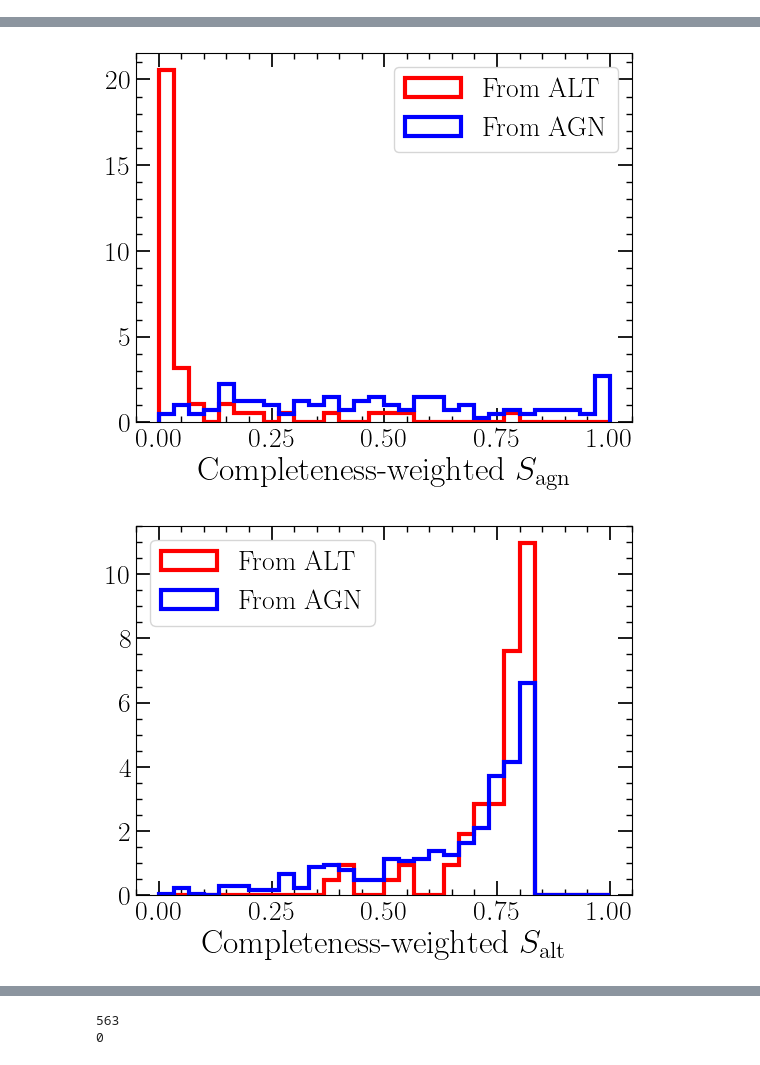
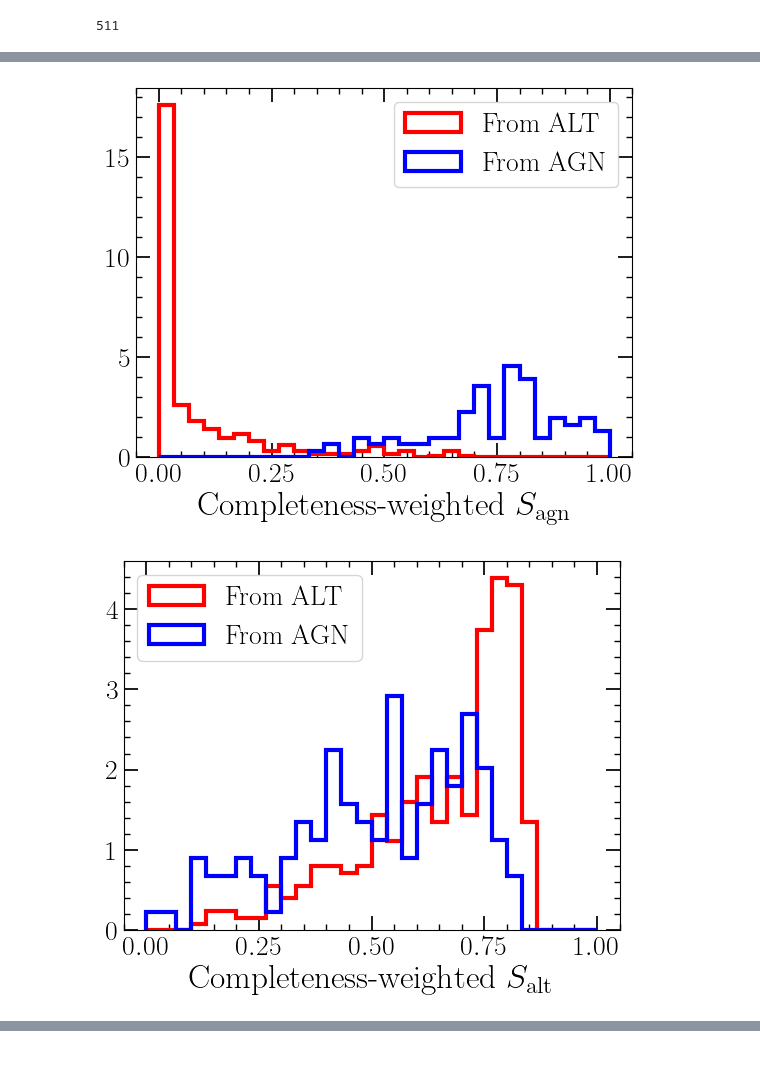
Before and after one commit to LucasPouw/darksirenpop, a Jupyter notebook: checkresults.ipynb, the cells around one changed output, grey strips where cells are left out. Drawn from its saved outputs; the diff is of its cells as text; code cells hidden in the pictures.

```diff
--- a/checkresults.ipynb
+++ b/checkresults.ipynb
@@ -19,7 +19,7 @@ def get_colors(origin_dict):
 # %%
 origin_dict = {}
 
-json_path = '/net/vdesk/data2/pouw/MRP/mockdata_analysis/darksirenpop/jsons/lumdistsig0.01_from_1k_small_zero_zerr_catalog.json'  # '/net/vdesk/data2/pouw/MRP/mockdata_analysis/darksirenpop/jsons/posterior_samples_mock_v7.json'
+json_path = '/net/vdesk/data2/pouw/MRP/mockdata_analysis/darksirenpop/jsons/dl_20percent_dz_00percent_nagn_1e3.json'  # '/net/vdesk/data2/pouw/MRP/mockdata_analysis/darksirenpop/jsons/posterior_samples_mock_v7.json'
 with open(json_path) as f:
     posterior_samples_dictionary = json.load(f)
 
@@ -27,20 +27,27 @@ for key, filename in posterior_samples_dictionary.items():
     with h5py.File(filename, 'r') as f:
         origin_dict[key] = f['mock']['truths']['from_agn'][()].astype(bool)
 # %%
-fname = 'zero_error_correct_1percent_12288pix'
+fname = 'dl_20percent_dz_00percent_nagn_1e3'
 
 cw_pagn = np.load(f'cweighted_pagn_sky_{fname}.npy')
 palt = np.load(f'palt_sky_{fname}.npy')
 cw_palt = np.load(f'cweighted_palt_sky_{fname}.npy')
-origins = np.array([val for val in origin_dict.values()])
+agn_events = np.array([val for val in origin_dict.values()])
+alt_events = ~agn_events
 colors = get_colors(origin_dict)
 
-remove_outlier = cw_pagn > 1e-24
-cw_pagn = cw_pagn[remove_outlier]
-palt = palt[remove_outlier]
-cw_palt = cw_palt[remove_outlier]
-origins = origins[remove_outlier]
-colors = colors[remove_outlier]
+selection = np.logical_or((cw_pagn > cw_palt) & agn_events, (cw_pagn < cw_palt) & alt_events) & (cw_pagn > 1e-24)
+print(np.sum(selection))
+
+# selection = cw_pagn > 1e-24
+cw_pagn = cw_pagn[selection]
+palt = palt[selection]
+cw_palt = cw_palt[selection]
+agn_events = agn_events[selection]
+alt_events = ~agn_events
+colors = colors[selection]
+# %% [output]
+511
 # %%
 xmin = 0  # min(np.min(pagn), np.min(palt))
 xmax = 1 # max(np.max(cw_pagn), np.max(cw_palt))
@@ -58,29 +65,28 @@ plt.show()
 
 edges = np.linspace(xmin, xmax, 31)
 plt.figure()
-plt.hist(cw_pagn[~origins], bins=edges, density=True, histtype='step', color='red', linewidth=3, label='From ALT')
-plt.hist(cw_pagn[origins], bins=edges, density=True, histtype='step', color='blue', linewidth=3, label='From AGN')
+plt.hist(cw_pagn[alt_events], bins=edges, density=True, histtype='step', color='red', linewidth=3, label='From ALT')
+plt.hist(cw_pagn[agn_events], bins=edges, density=True, histtype='step', color='blue', linewidth=3, label='From AGN')
 # plt.semilogx()
 plt.legend()
 plt.xlabel(r'Completeness-weighted $S_{\rm agn}$')
 plt.show()
-
 
 xmin = 0
 xmax = 1
 edges = np.linspace(xmin, xmax, 31)
 
 plt.figure()
-plt.hist(cw_palt[~origins], bins=edges, density=True, histtype='step', color='red', linewidth=3, label='From ALT')
-plt.hist(cw_palt[origins], bins=edges, density=True, histtype='step', color='blue', linewidth=3, label='From AGN')
+plt.hist(cw_palt[alt_events], bins=edges, density=True, histtype='step', color='red', linewidth=3, label='From ALT')
+plt.hist(cw_palt[agn_events], bins=edges, density=True, histtype='step', color='blue', linewidth=3, label='From AGN')
 # plt.semilogx()
 plt.legend()
 plt.xlabel(r'Completeness-weighted $S_{\rm alt}$')
 plt.show()
 
 plt.figure()
-plt.hist(palt[~origins], bins=edges, density=True, histtype='step', color='red', linewidth=3, label='From ALT')
-plt.hist(palt[origins], bins=edges, density=True, histtype='step', color='blue', linewidth=3, label='From AGN')
+plt.hist(palt[alt_events], bins=edges, density=True, histtype='step', color='red', linewidth=3, label='From ALT')
+plt.hist(palt[agn_events], bins=edges, density=True, histtype='step', color='blue', linewidth=3, label='From AGN')
 # plt.semilogx()
 plt.legend()
 plt.xlabel(r'$S_{\rm alt}$')
@@ -90,2 +96,2 @@ plt.show()
-[figure, old version]
+[figure, new version]
-[figure, old version]
+[figure, new version]
@@ -93,8 +98,0 @@ plt.show()
-# %%
-# Removing non-informative GWs
-selec = (~np.isnan(cw_pagn)) & (cw_pagn < 1000) & (cw_pagn > 1e-24)
-print(np.sum(selec))
-print(np.sum(np.isnan(cw_pagn)))
-# %% [output]
-563
-0
```
Also changed, not shown: parts of 6 cells of this notebook, 2 other files.
